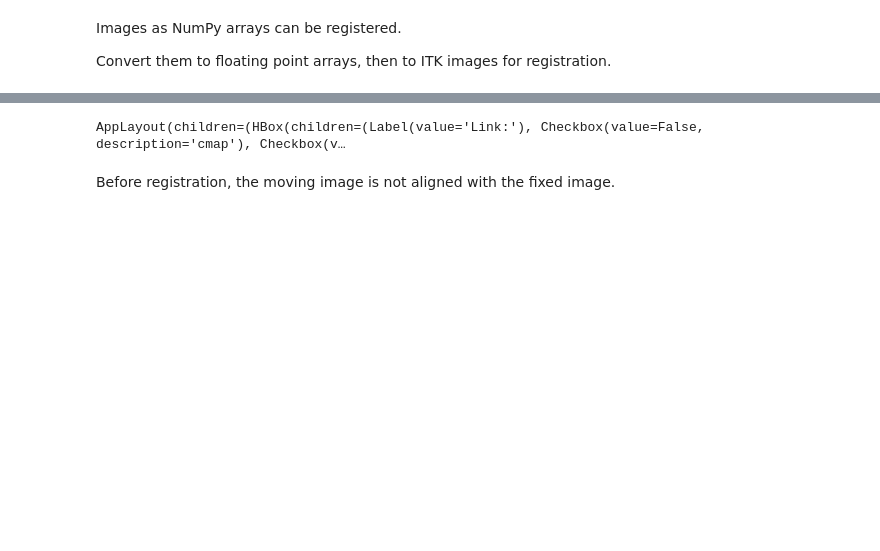
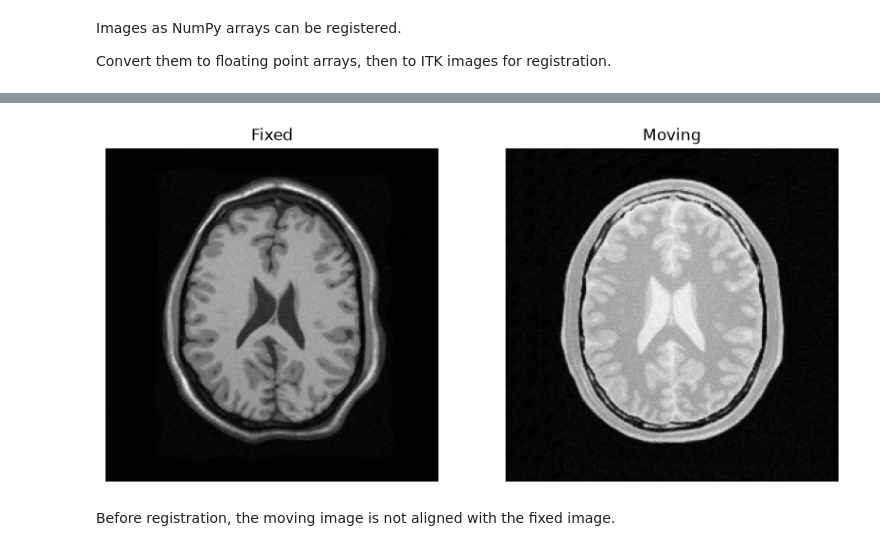
Before and after one commit to InsightSoftwareConsortium/ITKElastix, a Jupyter notebook: examples/1_NumPyArray.ipynb, the cells around one changed output, grey strips where cells are left out. Drawn from its saved outputs; the diff is of its cells as text; code cells hidden in the pictures; blank space fills up the shorter version.

```diff
--- a/examples/1_NumPyArray.ipynb
+++ b/examples/1_NumPyArray.ipynb
@@ -8,3 +10,22 @@ from itkwidgets import view, compare, checkerboard
+# %%
+def compare(image1, image2, titles):
+    """Plot two images side by side."""
+    fig, axes = plt.subplots(1, 2, figsize=(10, 5))
+    for ax, image, title in zip(axes, (image1, image2), titles):
+        ax.imshow(image, cmap="gray")
+        ax.set_title(title)
+        ax.axis("off")
+    plt.show()
+
+
+def checkerboard(image1, image2, pattern):
+    """Plot a checkerboard that alternates blocks of two images."""
+    checkerboard_image = itk.checker_board_image_filter(
+        image1, image2, checker_pattern=pattern
+    )
+    plt.imshow(checkerboard_image, cmap="gray")
+    plt.axis("off")
+    plt.show()
 # %% [markdown]
 Images as NumPy arrays can be registered.
 
@@ -24,7 +47,7 @@ numpy.ndarray
 # %%
-compare(fixed, moving, ui_collapsed=True)
+compare(fixed, moving, titles=("Fixed", "Moving"))
 # %% [output]
-AppLayout(children=(HBox(children=(Label(value='Link:'), Checkbox(value=False, description='cmap'), Checkbox(v…
+[figure, added]
 # %% [markdown]
 Before registration, the moving image is not aligned with the fixed image.
 # %%
```
Also changed, not shown: parts of 8 cells of this notebook, 9 other files.
